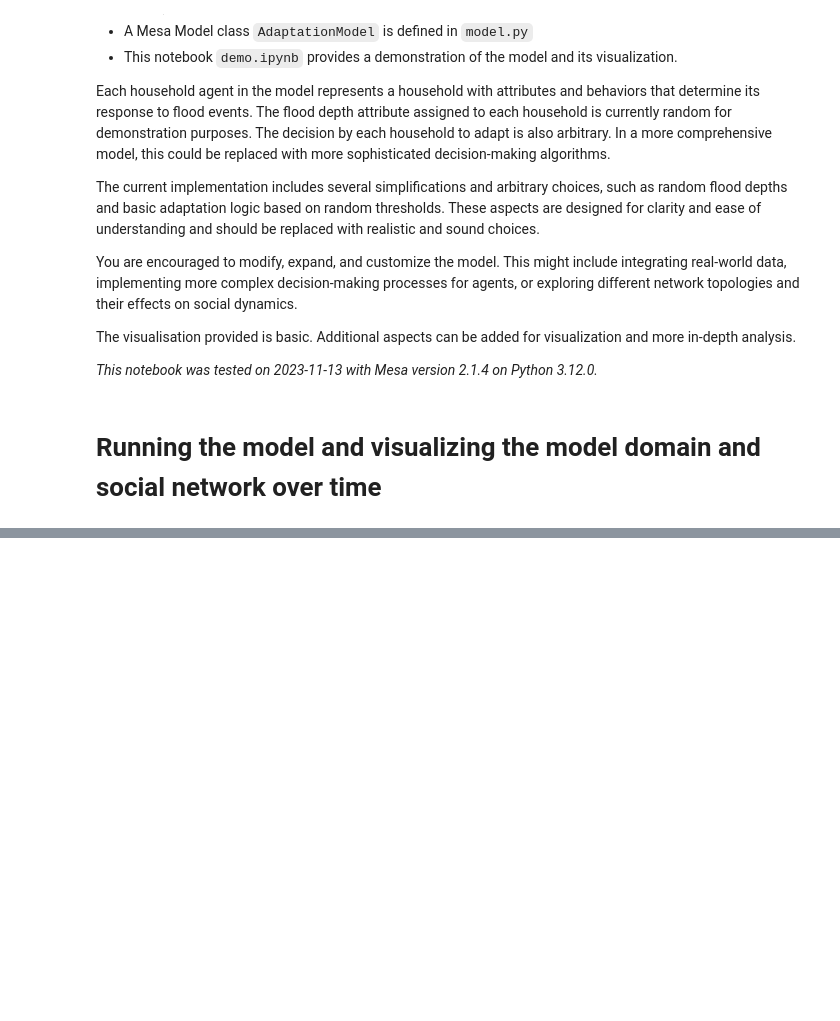
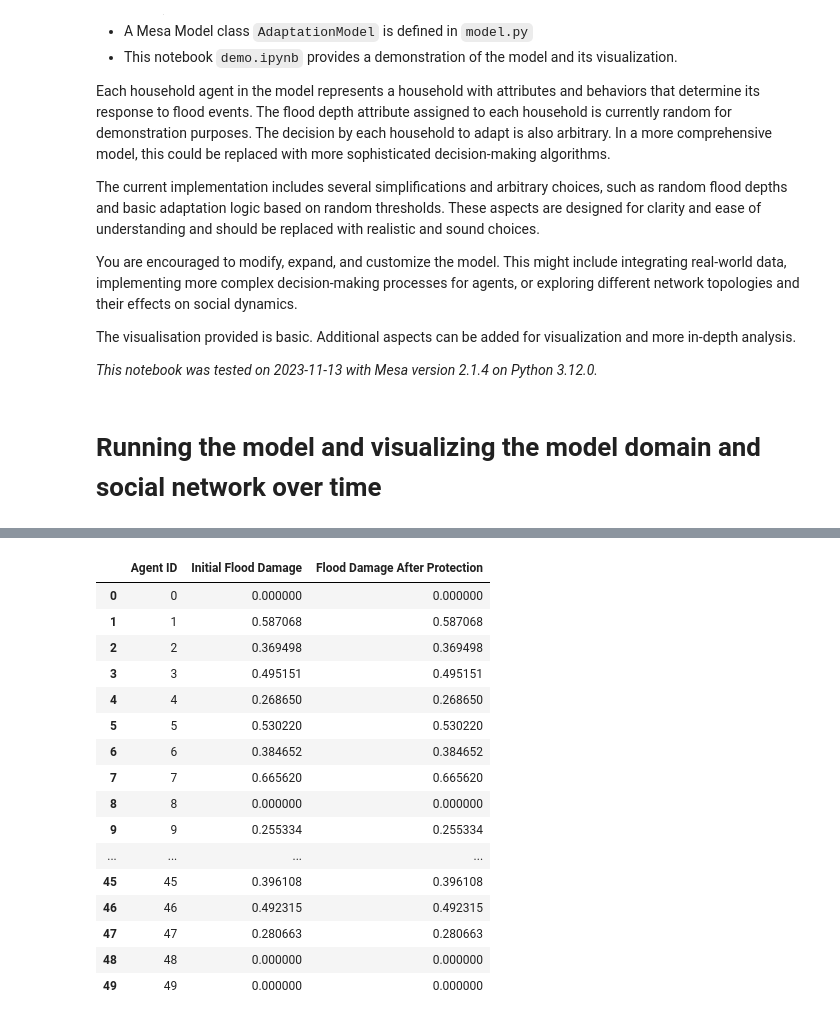
Before and after one commit to WoutervdVeen/ABM-SEN1211, a Jupyter notebook: base_model_mesa/model/demo.ipynb, the cells around one changed output, grey strips where cells are left out. Drawn from its saved outputs; the diff is of its cells as text; code cells hidden in the pictures; blank space fills up the shorter version.

Commit message:
flood depth reduction toegevoegd

```diff
--- a/base_model_mesa/model/demo.ipynb
+++ b/base_model_mesa/model/demo.ipynb
@@ -127,3 +109,47 @@ model_data
+# %%
+import pandas as pd
+from agents import Households
+
+
+# Assuming you have a list of agents in your model
+agents = model.schedule.agents
+
+# Record initial flood damage
+initial_flood_damage = {agent.unique_id: agent.flood_damage_estimated for agent in agents if isinstance(agent, Households)}
+
+# Run the model steps where agents buy protection
+# (Your model execution logic here)
+
+# Record post-protection flood damage
+post_protection_flood_damage = {agent.unique_id: agent.flood_damage_estimated for agent in agents if isinstance(agent, Households)}
+
+# Create a DataFrame
+flood_damage_df = pd.DataFrame({
+    'Agent ID': initial_flood_damage.keys(),
+    'Initial Flood Damage': initial_flood_damage.values(),
+    'Flood Damage After Protection': post_protection_flood_damage.values()
+})
+
+# Output the DataFrame
+flood_damage_df
+# %% [output]
+|  | Agent ID | Initial Flood Damage | Flood Damage After Protection |
+| 0 | 0 | 0.000000 | 0.000000 |
+| 1 | 1 | 0.587068 | 0.587068 |
+| 2 | 2 | 0.369498 | 0.369498 |
+| 3 | 3 | 0.495151 | 0.495151 |
+| 4 | 4 | 0.268650 | 0.268650 |
+| 5 | 5 | 0.530220 | 0.530220 |
+| 6 | 6 | 0.384652 | 0.384652 |
+| 7 | 7 | 0.665620 | 0.665620 |
+| 8 | 8 | 0.000000 | 0.000000 |
+| 9 | 9 | 0.255334 | 0.255334 |
+| ... | ... | ... | ... |
+| 45 | 45 | 0.396108 | 0.396108 |
+| 46 | 46 | 0.492315 | 0.492315 |
+| 47 | 47 | 0.280663 | 0.280663 |
+| 48 | 48 | 0.000000 | 0.000000 |
+| 49 | 49 | 0.000000 | 0.000000 |
 # %%
 from agents import Households
 import pandas as pd
```
Also changed, not shown: parts of 5 cells of this notebook, 3 other files.
